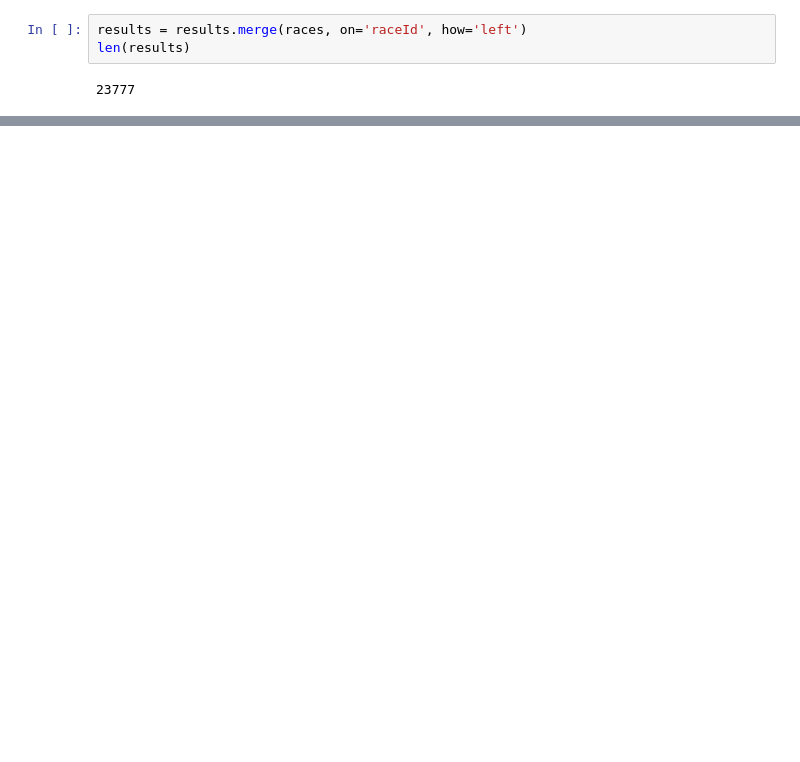
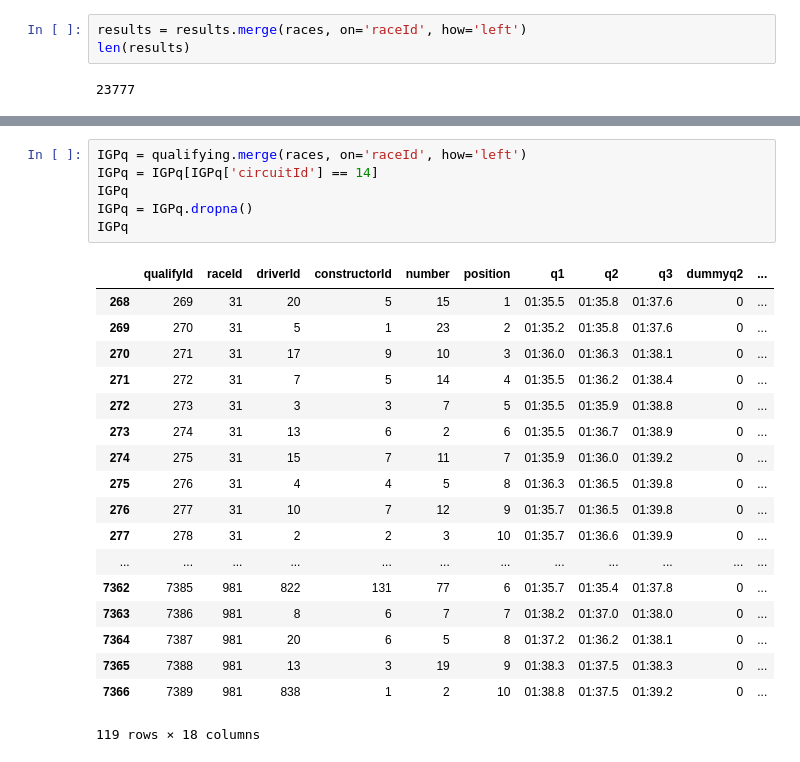
Before and after one commit to AnthonyTurgelis/F1NAL-PROJECT, a Jupyter notebook: DataCleanJoin.ipynb, the cells around one changed output, grey strips where cells are left out. Saved outputs shown, nothing was run; the diff lists cells and outputs as text; blank space fills up the shorter version.

```diff
--- a/DataCleanJoin.ipynb
+++ b/DataCleanJoin.ipynb
@@ -119,0 +302,25 @@ AGP
+# %%
+IGPq = qualifying.merge(races, on='raceId', how='left')
+IGPq = IGPq[IGPq['circuitId'] == 14]
+IGPq
+IGPq = IGPq.dropna()
+IGPq
+# %% [output]
+|  | qualifyId | raceId | driverId | constructorId | number | position | q1 | q2 | q3 | dummyq2 | ... |
+| 268 | 269 | 31 | 20 | 5 | 15 | 1 | 01:35.5 | 01:35.8 | 01:37.6 | 0 | ... |
+| 269 | 270 | 31 | 5 | 1 | 23 | 2 | 01:35.2 | 01:35.8 | 01:37.6 | 0 | ... |
+| 270 | 271 | 31 | 17 | 9 | 10 | 3 | 01:36.0 | 01:36.3 | 01:38.1 | 0 | ... |
+| 271 | 272 | 31 | 7 | 5 | 14 | 4 | 01:35.5 | 01:36.2 | 01:38.4 | 0 | ... |
+| 272 | 273 | 31 | 3 | 3 | 7 | 5 | 01:35.5 | 01:35.9 | 01:38.8 | 0 | ... |
+| 273 | 274 | 31 | 13 | 6 | 2 | 6 | 01:35.5 | 01:36.7 | 01:38.9 | 0 | ... |
+| 274 | 275 | 31 | 15 | 7 | 11 | 7 | 01:35.9 | 01:36.0 | 01:39.2 | 0 | ... |
+| 275 | 276 | 31 | 4 | 4 | 5 | 8 | 01:36.3 | 01:36.5 | 01:39.8 | 0 | ... |
+| 276 | 277 | 31 | 10 | 7 | 12 | 9 | 01:35.7 | 01:36.5 | 01:39.8 | 0 | ... |
+| 277 | 278 | 31 | 2 | 2 | 3 | 10 | 01:35.7 | 01:36.6 | 01:39.9 | 0 | ... |
+| ... | ... | ... | ... | ... | ... | ... | ... | ... | ... | ... | ... |
+| 7362 | 7385 | 981 | 822 | 131 | 77 | 6 | 01:35.7 | 01:35.4 | 01:37.8 | 0 | ... |
+| 7363 | 7386 | 981 | 8 | 6 | 7 | 7 | 01:38.2 | 01:37.0 | 01:38.0 | 0 | ... |
+| 7364 | 7387 | 981 | 20 | 6 | 5 | 8 | 01:37.2 | 01:36.2 | 01:38.1 | 0 | ... |
+| 7365 | 7388 | 981 | 13 | 3 | 19 | 9 | 01:38.3 | 01:37.5 | 01:38.3 | 0 | ... |
+| 7366 | 7389 | 981 | 838 | 1 | 2 | 10 | 01:38.8 | 01:37.5 | 01:39.2 | 0 | ... |
+119 rows × 18 columns
```
Also changed, not shown: parts of 21 cells of this notebook, 2 other files.
